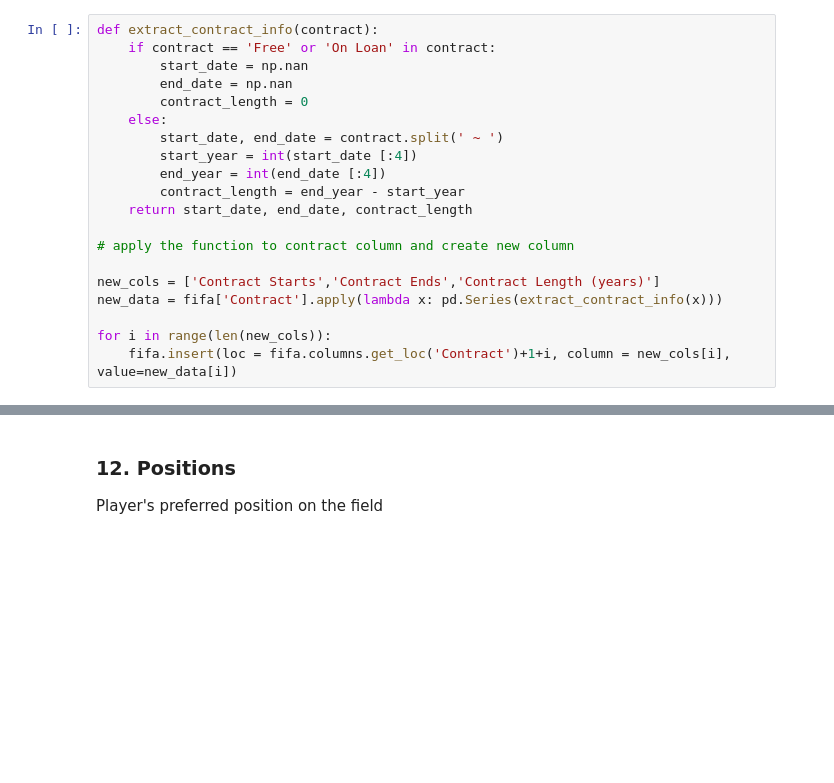
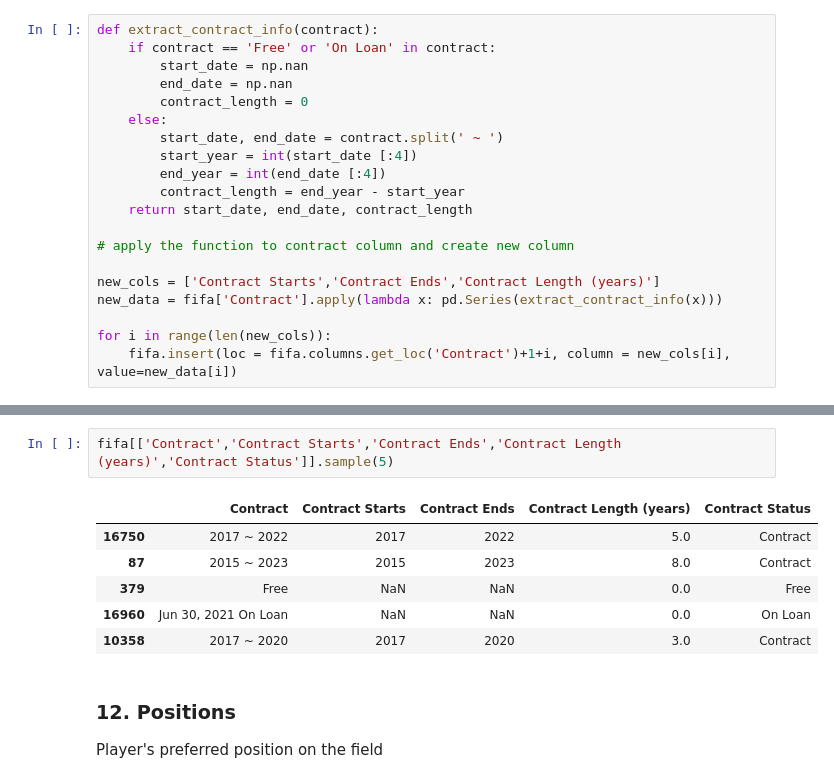
Before and after one commit to Abhishek191191/FIFA-data-cleaning, a Jupyter notebook: FIFA21 Data Cleaning Code.ipynb, the cells around one changed output, grey strips where cells are left out. Saved outputs shown, nothing was run; the diff lists cells and outputs as text; blank space fills up the shorter version.

```diff
--- a/FIFA21 Data Cleaning Code.ipynb
+++ b/FIFA21 Data Cleaning Code.ipynb
@@ -231,3 +252,12 @@ fifa[['Contract','Contract Starts','Contract Ends','Contract Length (years)']].s
+# %%
+fifa[['Contract','Contract Starts','Contract Ends','Contract Length (years)','Contract Status']].sample(5)
+# %% [output]
+|  | Contract | Contract Starts | Contract Ends | Contract Length (years) | Contract Status |
+| 16750 | 2017 ~ 2022 | 2017 | 2022 | 5.0 | Contract |
+| 87 | 2015 ~ 2023 | 2015 | 2023 | 8.0 | Contract |
+| 379 | Free | NaN | NaN | 0.0 | Free |
+| 16960 | Jun 30, 2021 On Loan | NaN | NaN | 0.0 | On Loan |
+| 10358 | 2017 ~ 2020 | 2017 | 2020 | 3.0 | Contract |
 # %% [markdown]
 ### 12. Positions
 
```
Also changed, not shown: parts of 11 cells of this notebook.
